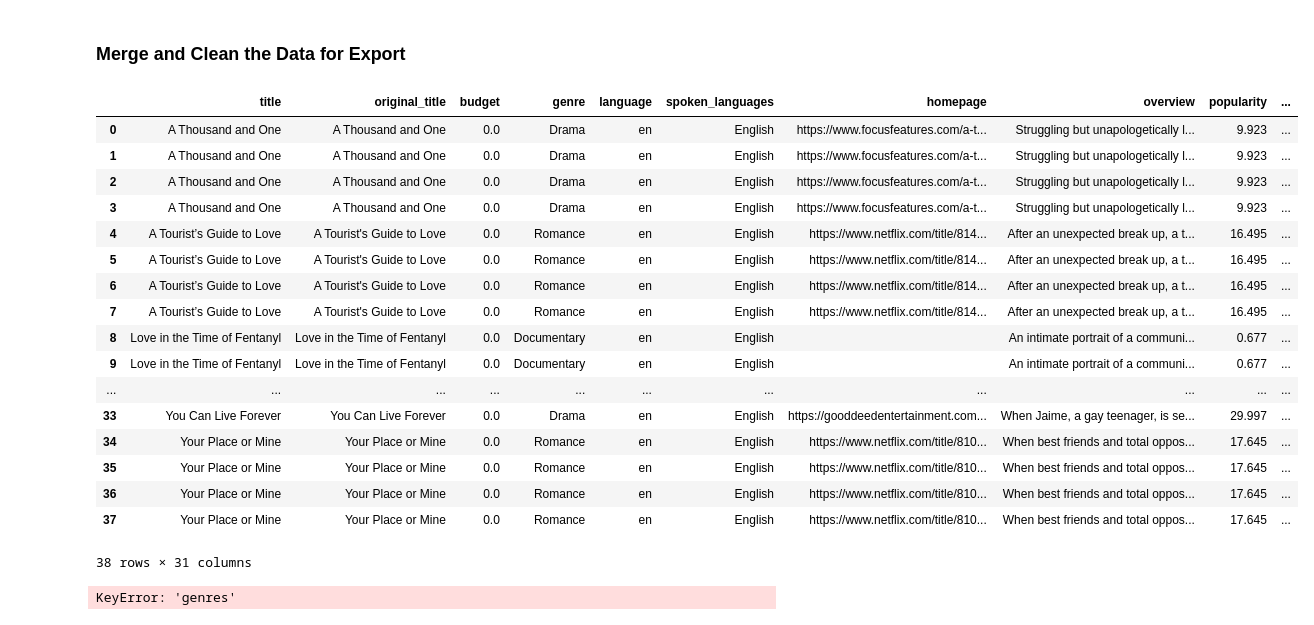
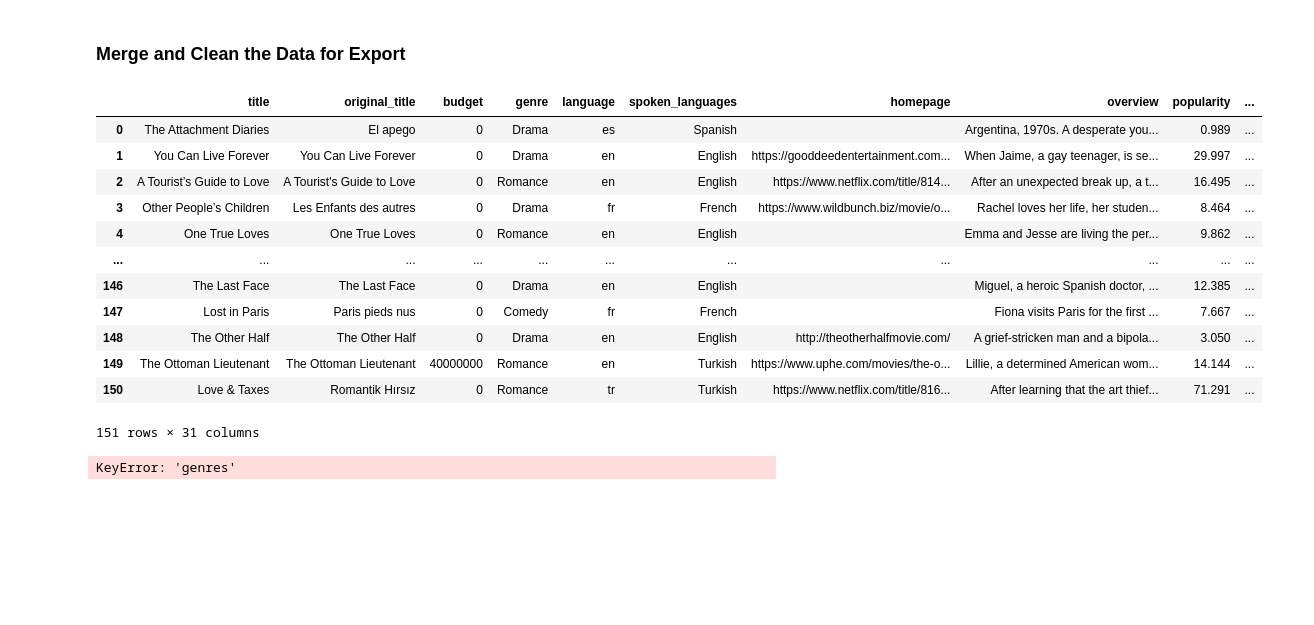
Before and after one commit to chelseyellen/data-sourcing-challenge, a Jupyter notebook: retrieve_movie_data.ipynb, the cells around one changed output. Cells and saved outputs as stored; diff of their text form; code cells hidden in the pictures; blank space fills up the shorter version.

```diff
--- a/retrieve_movie_data.ipynb
+++ b/retrieve_movie_data.ipynb
@@ -46,17 +46,17 @@ nyt_query_url = f"{url}&api-key={nyt_api_key}&fq={filter_query}&sort={sort}&fl={
 reviews_list = []
 
 # loop through pages 0-19
-for page in range(2):
+for page in range(20):
         # create query with a page number
     # API results show 10 articles at a time
-    nyt_query_url = f"{nyt_query_url}&page={page}"
-    nyt_query_url
+    nyt_query_url_page = f"{nyt_query_url}&page={page}"
+    nyt_query_url_page
     # Make a "GET" request and retrieve the JSON
     # is the 2nd line necessary or should I combine these? is this even correct?
-    response = requests.get(nyt_query_url)
+    response = requests.get(nyt_query_url_page)
     reviews = response.json()
     # Add a twelve second interval between queries to stay within API query limits
-    time.sleep(1)
+    time.sleep(12)
 
     # Try and save the reviews to the reviews_list
     try:
@@ -227,7 +230,7 @@ for title in title_list[:]:
     # Check if we need to sleep before making a request
     # Add 1 to the request counter
     counter += 1
-    if counter % 5 == 0:
+    if counter % 50 == 0:
         time.sleep(1)
 
     # Perform a "GET" request for The Movie Database
@@ -367,28 +363,23 @@ tmdb_movies_list_df
 # %%
 # Merge the New York Times reviews and TMDB DataFrames on title
 # reviews_list_df.set_index('title', inplace=True)
 # tmdb_movies_list_df.set_index('title', inplace=True)
-merge_df = pd.merge(tmdb_movies_list_df, reviews_list_df, on="title", how="outer")
+merge_df = pd.merge(tmdb_movies_list_df, reviews_list_df, on="title")
 merge_df
 # %% [output]
 |  | title | original_title | budget | genre | language | spoken_languages | homepage | overview | popularity | ... |
-| 0 | A Thousand and One | A Thousand and One | 0.0 | Drama | en | English | https://www.focusfeatures.com/a-t... | Struggling but unapologetically l... | 9.923 | ... |
-| 1 | A Thousand and One | A Thousand and One | 0.0 | Drama | en | English | https://www.focusfeatures.com/a-t... | Struggling but unapologetically l... | 9.923 | ... |
-| 2 | A Thousand and One | A Thousand and One | 0.0 | Drama | en | English | https://www.focusfeatures.com/a-t... | Struggling but unapologetically l... | 9.923 | ... |
-| 3 | A Thousand and One | A Thousand and One | 0.0 | Drama | en | English | https://www.focusfeatures.com/a-t... | Struggling but unapologetically l... | 9.923 | ... |
-| 4 | A Tourist’s Guide to Love | A Tourist's Guide to Love | 0.0 | Romance | en | English | https://www.netflix.com/title/814... | After an unexpected break up, a t... | 16.495 | ... |
-| 5 | A Tourist’s Guide to Love | A Tourist's Guide to Love | 0.0 | Romance | en | English | https://www.netflix.com/title/814... | After an unexpected break up, a t... | 16.495 | ... |
-| 6 | A Tourist’s Guide to Love | A Tourist's Guide to Love | 0.0 | Romance | en | English | https://www.netflix.com/title/814... | After an unexpected break up, a t... | 16.495 | ... |
-| 7 | A Tourist’s Guide to Love | A Tourist's Guide to Love | 0.0 | Romance | en | English | https://www.netflix.com/title/814... | After an unexpected break up, a t... | 16.495 | ... |
-| 8 | Love in the Time of Fentanyl | Love in the Time of Fentanyl | 0.0 | Documentary | en | English |  | An intimate portrait of a communi... | 0.677 | ... |
-| 9 | Love in the Time of Fentanyl | Love in the Time of Fentanyl | 0.0 | Documentary | en | English |  | An intimate portrait of a communi... | 0.677 | ... |
+| 0 | The Attachment Diaries | El apego | 0 | Drama | es | Spanish |  | Argentina, 1970s. A desperate you... | 0.989 | ... |
+| 1 | You Can Live Forever | You Can Live Forever | 0 | Drama | en | English | https://gooddeedentertainment.com... | When Jaime, a gay teenager, is se... | 29.997 | ... |
+| 2 | A Tourist’s Guide to Love | A Tourist's Guide to Love | 0 | Romance | en | English | https://www.netflix.com/title/814... | After an unexpected break up, a t... | 16.495 | ... |
+| 3 | Other People’s Children | Les Enfants des autres | 0 | Drama | fr | French | https://www.wildbunch.biz/movie/o... | Rachel loves her life, her studen... | 8.464 | ... |
+| 4 | One True Loves | One True Loves | 0 | Romance | en | English |  | Emma and Jesse are living the per... | 9.862 | ... |
 | ... | ... | ... | ... | ... | ... | ... | ... | ... | ... | ... |
-| 33 | You Can Live Forever | You Can Live Forever | 0.0 | Drama | en | English | https://gooddeedentertainment.com... | When Jaime, a gay teenager, is se... | 29.997 | ... |
-| 34 | Your Place or Mine | Your Place or Mine | 0.0 | Romance | en | English | https://www.netflix.com/title/810... | When best friends and total oppos... | 17.645 | ... |
-| 35 | Your Place or Mine | Your Place or Mine | 0.0 | Romance | en | English | https://www.netflix.com/title/810... | When best friends and total oppos... | 17.645 | ... |
-| 36 | Your Place or Mine | Your Place or Mine | 0.0 | Romance | en | English | https://www.netflix.com/title/810... | When best friends and total oppos... | 17.645 | ... |
-| 37 | Your Place or Mine | Your Place or Mine | 0.0 | Romance | en | English | https://www.netflix.com/title/810... | When best friends and total oppos... | 17.645 | ... |
+| 146 | The Last Face | The Last Face | 0 | Drama | en | English |  | Miguel, a heroic Spanish doctor, ... | 12.385 | ... |
+| 147 | Lost in Paris | Paris pieds nus | 0 | Comedy | fr | French |  | Fiona visits Paris for the first ... | 7.667 | ... |
+| 148 | The Other Half | The Other Half | 0 | Drama | en | English | http://theotherhalfmovie.com/ | A grief-stricken man and a bipola... | 3.050 | ... |
+| 149 | The Ottoman Lieutenant | The Ottoman Lieutenant | 40000000 | Romance | en | Turkish | https://www.uphe.com/movies/the-o... | Lillie, a determined American wom... | 14.144 | ... |
+| 150 | Love & Taxes | Romantik Hırsız | 0 | Romance | tr | Turkish | https://www.netflix.com/title/816... | After learning that the art thief... | 71.291 | ... |
-38 rows × 31 columns
+151 rows × 31 columns
 # %%
 # Remove list brackets and quotation marks on the columns containing lists
 # Create a list of the columns that need fixing
```
Also changed, not shown: parts of 8 cells of this notebook.
